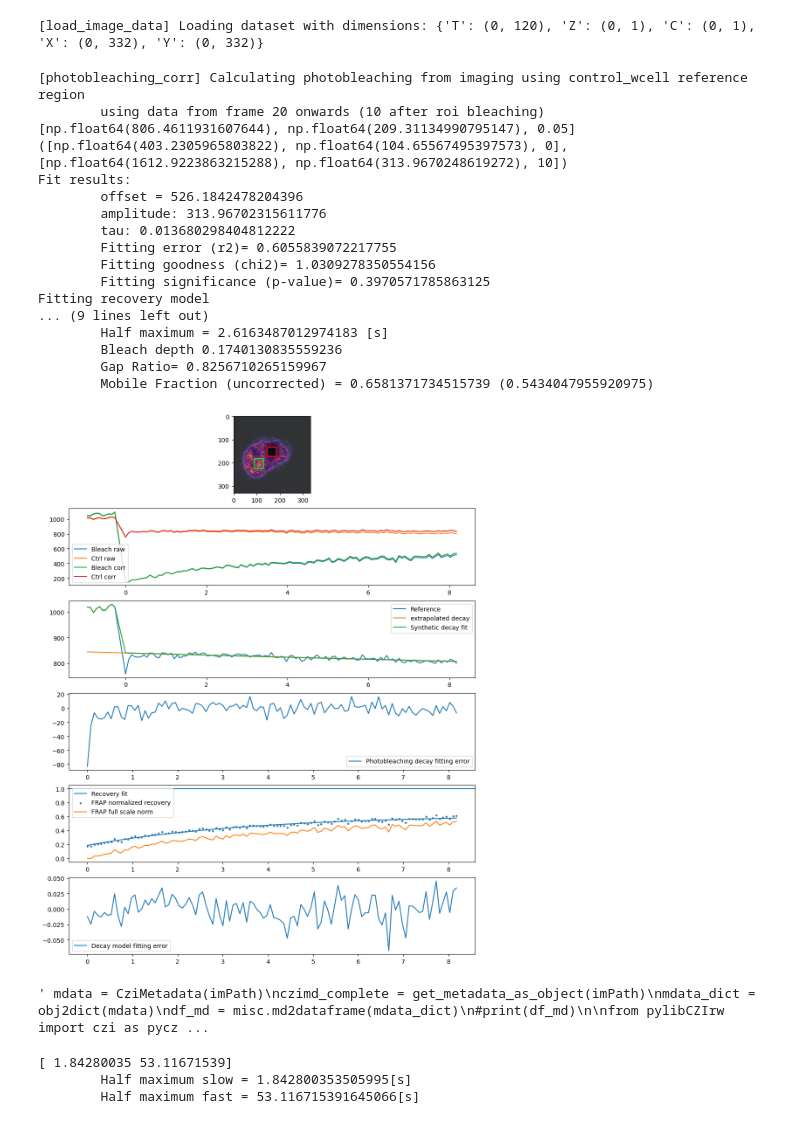
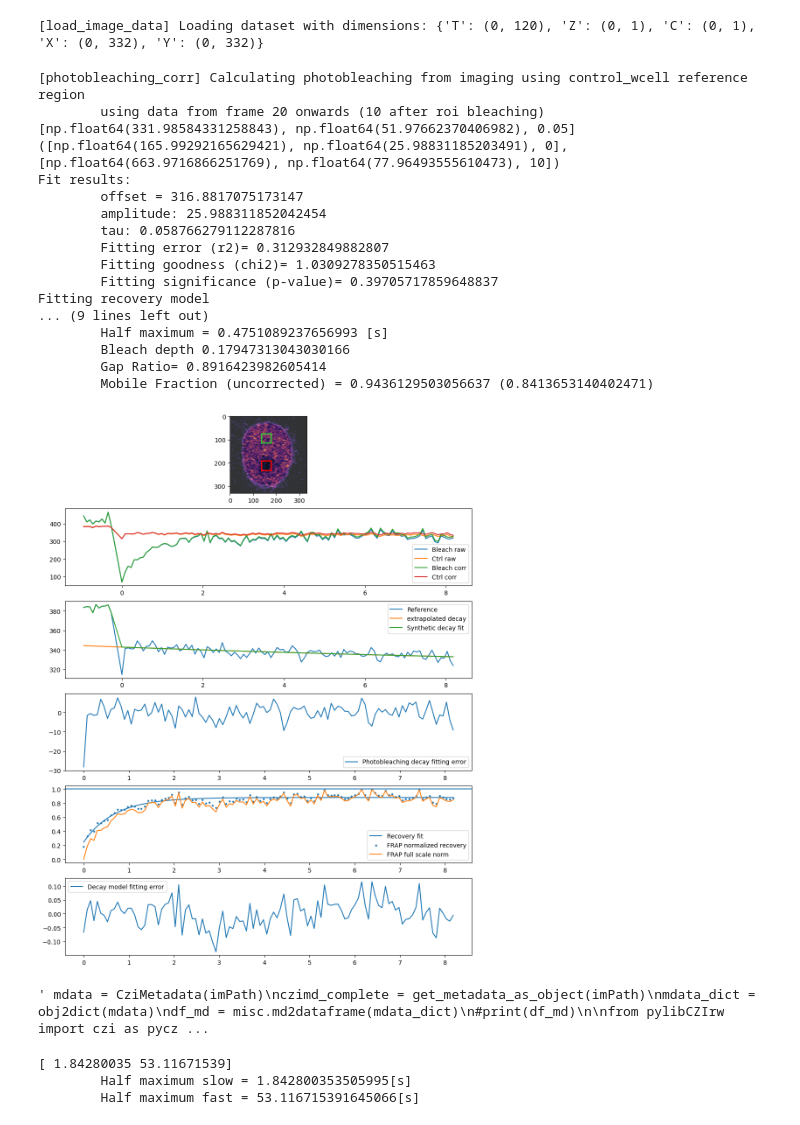
Before and after one commit to amarcosv/FRAP-analysis-younglab, a Jupyter notebook: src/load_test.ipynb, the cells around one changed output. Saved outputs shown, nothing was run; the diff lists cells and outputs as text; code cells hidden in the pictures.

Commit message:
Add sample image

```diff
--- a/src/load_test.ipynb
+++ b/src/load_test.ipynb
@@ -15,7 +15,7 @@ from skimage.color import label2rgb
 imPath = "D:\\Projects\\Shannon\\FRAP analysis\\images\\test\\dish1_ASS1WT_0mMH2O2_0mMNAC-#roi-09-Airyscan Processing-02.czi"
 #imPath = "D:\\Projects\Shannon\\FRAP analysis\\images\\20250115_MeCP2_FRAP_processed\\dish1_MECP2WT-#roi-07-Airyscan Processing-07.czi"
 imPath = "Z:\\Shannon\\20250226_MeCP2\\MUT\\dish7_MECP2MUT-#roi-08-Airyscan Processing-19.czi"
-imPath = "D:\\Projects\\Shannon\\FRAP analysis\\images\\20250115_MeCP2_FRAP_processed\\WT\\dish5_MECP2WT-#roi-05-Airyscan Processing-77.czi"
+imPath = "D:\\Projects\\Shannon\\FRAP analysis\\images\\20250115_MeCP2_FRAP_processed\\WT\\dish1_MECP2WT-#roi-03-Airyscan Processing-03.czi"
 
 
 roiData,regions, image, frap_experiment = frap_tools.import_FRAP_data(imPath, True)
@@ -117,46 +117,46 @@ plt.show()
 """ mdata = CziMetadata(imPath)
 czimd_complete = get_metadata_as_object(imPath)
 mdata_dict = obj2dict(mdata)
 df_md = misc.md2dataframe(mdata_dict)
 #print(df_md)
 
 from pylibCZIrw import czi as pyczi
 
 with pyczi.open_czi(imPath) as czidoc:
     md_xml = czidoc.raw_metadata
     root = ET.fromstring(md_xml)
     #print(md_xml)
 #meta = img.metadata
 print("Parsing metadata")sss
 for child in root:
     print(child.tag, child.attrib)
 #root = meta
 #ome_meta = img.ome_metadata
 #img.data
 for neighbor in root.iter('RegionItem'):
     print(neighbor.attrib)
 
 regions = pd.read_xml(StringIO(md_xml), xpath=".//RegionItem", attrs_only = True, parser="etree")    """
 # %% [output]
 [load_image_data] Loading dataset with dimensions: {'T': (0, 120), 'Z': (0, 1), 'C': (0, 1), 'X': (0, 332), 'Y': (0, 332)}
 [photobleaching_corr] Calculating photobleaching from imaging using control_wcell reference region
         using data from frame 20 onwards (10 after roi bleaching)
-[np.float64(806.4611931607644), np.float64(209.31134990795147), 0.05]
-([np.float64(403.2305965803822), np.float64(104.65567495397573), 0], [np.float64(1612.9223863215288), np.float64(313.9670248619272), 10])
+[np.float64(331.98584331258843), np.float64(51.97662370406982), 0.05]
+([np.float64(165.99292165629421), np.float64(25.98831185203491), 0], [np.float64(663.9716866251769), np.float64(77.96493555610473), 10])
 Fit results:
-        offset = 526.1842478204396
-        amplitude: 313.96702315611776
-        tau: 0.013680298404812222
-        Fitting error (r2)= 0.6055839072217755
-        Fitting goodness (chi2)= 1.0309278350554156
-        Fitting significance (p-value)= 0.3970571785863125
+        offset = 316.8817075173147
+        amplitude: 25.988311852042454
+        tau: 0.058766279112287816
+        Fitting error (r2)= 0.312932849882807
+        Fitting goodness (chi2)= 1.0309278350515463
+        Fitting significance (p-value)= 0.39705717859648837
 Fitting recovery model
 ... (9 lines left out)
-        Half maximum = 2.6163487012974183 [s]
-        Bleach depth 0.1740130835559236
-        Gap Ratio= 0.8256710265159967
-        Mobile Fraction (uncorrected) = 0.6581371734515739 (0.5434047955920975)
+        Half maximum = 0.4751089237656993 [s]
+        Bleach depth 0.17947313043030166
+        Gap Ratio= 0.8916423982605414
+        Mobile Fraction (uncorrected) = 0.9436129503056637 (0.8413653140402471)
-[figure, old version]
+[figure, new version]
 ' mdata = CziMetadata(imPath)\nczimd_complete = get_metadata_as_object(imPath)\nmdata_dict = obj2dict(mdata)\ndf_md = misc.md2dataframe(mdata_dict)\n#print(df_md)\n\nfrom pylibCZIrw import czi as pycz ...
 # %%
 print(frap_experiment['half_max'].item())
```
Also changed, not shown: 2 other files.
